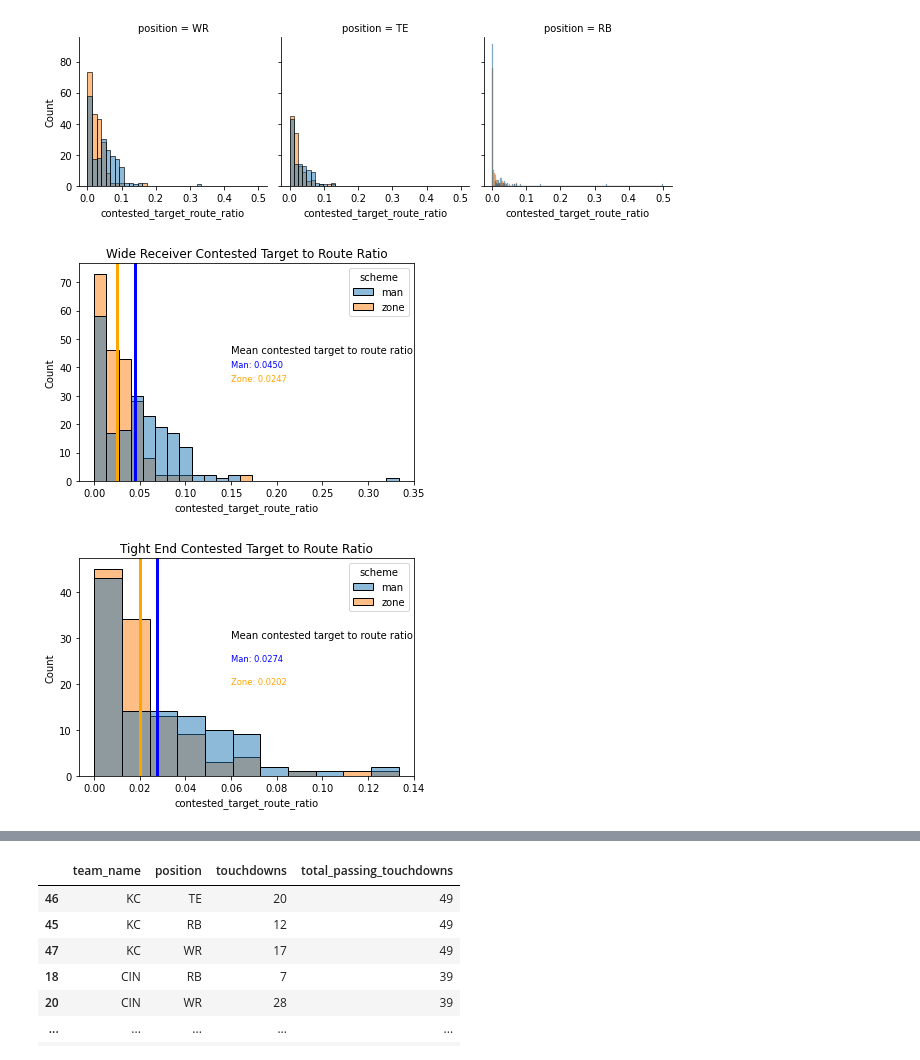
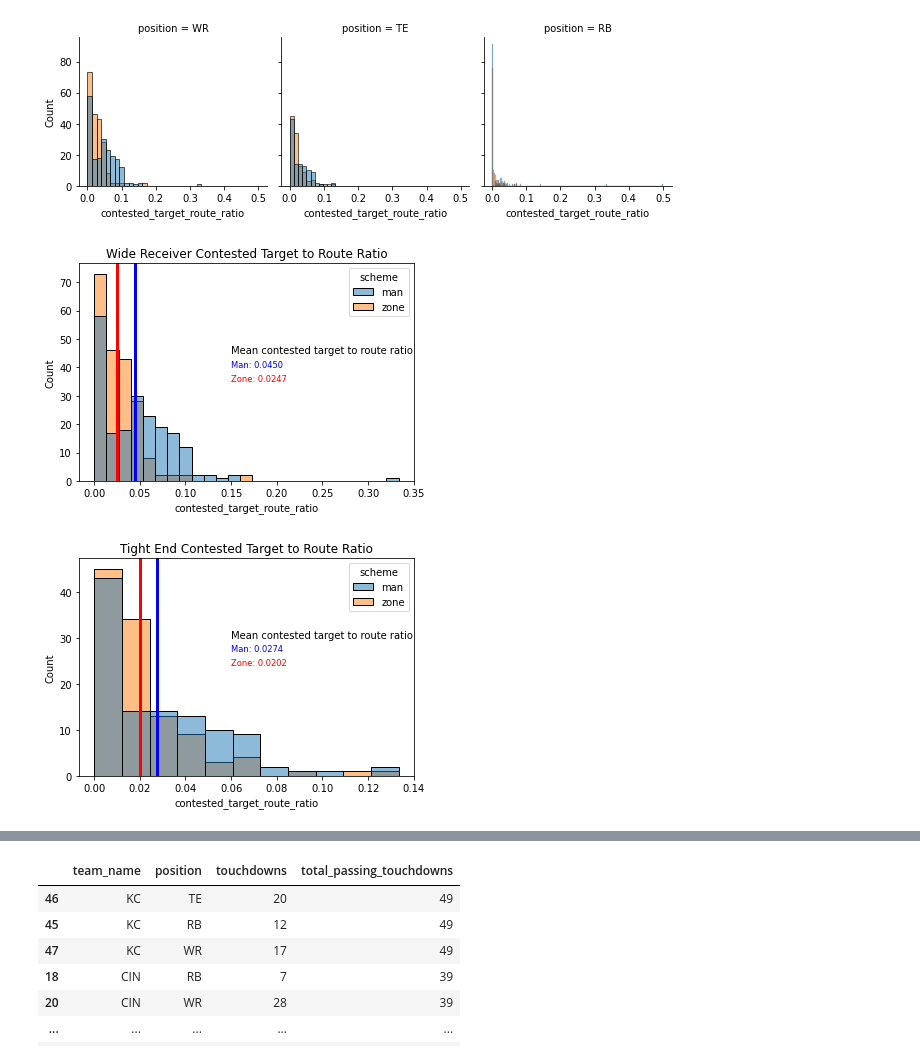
Before and after one commit to kchander92/NYCDSA-Data-Analysis-Project, a Jupyter notebook: Data Analysis Project Krishnan Chander.ipynb, the cells around one changed output, grey strips where cells are left out. Cells and saved outputs as stored; diff of their text form; code cells hidden in the pictures.

```diff
--- a/Data Analysis Project Krishnan Chander.ipynb
+++ b/Data Analysis Project Krishnan Chander.ipynb
@@ -492,31 +494,31 @@ g = sb.histplot(data=contested_target_route_ratios[contested_target_route_ratios
 g.axvline(x=contested_target_route_ratios[(contested_target_route_ratios['position'] == 'WR')
                                                                  & (contested_target_route_ratios['scheme'] == 'man')]['contested_target_route_ratio'].mean(), color='blue', lw=3)
 g.axvline(x=contested_target_route_ratios[(contested_target_route_ratios['position'] == 'WR')
-                                                                 & (contested_target_route_ratios['scheme'] == 'zone')]['contested_target_route_ratio'].mean(), color='orange', lw=3)
+                                                                 & (contested_target_route_ratios['scheme'] == 'zone')]['contested_target_route_ratio'].mean(), color='red', lw=3)
 g.text(0.15, 45, 'Mean contested target to route ratio')
 g.text(0.15, 40, 'Man: {:.4f}'.format(contested_target_route_ratios[(contested_target_route_ratios['position'] == 'WR')
                                                                  & (contested_target_route_ratios['scheme'] == 'man')]['contested_target_route_ratio'].mean()),
        size='small',color='blue');
 g.text(0.15, 35, 'Zone: {:.4f}'.format(contested_target_route_ratios[(contested_target_route_ratios['position'] == 'WR')
                                                                  & (contested_target_route_ratios['scheme'] == 'zone')]['contested_target_route_ratio'].mean()),
-       size='small',color='orange')
+       size='small',color='red')
 g.set_title('Wide Receiver Contested Target to Route Ratio');
 # %% [output]
-[figure, old version]
+[figure, new version]
 # %%
 g = sb.histplot(data=contested_target_route_ratios[contested_target_route_ratios['position'] == 'TE'],
             x='contested_target_route_ratio', hue='scheme')
 g.axvline(x=contested_target_route_ratios[(contested_target_route_ratios['position'] == 'TE')
                                                                  & (contested_target_route_ratios['scheme'] == 'man')]['contested_target_route_ratio'].mean(), color='blue', lw=3)
 g.axvline(x=contested_target_route_ratios[(contested_target_route_ratios['position'] == 'TE')
-                                                                 & (contested_target_route_ratios['scheme'] == 'zone')]['contested_target_route_ratio'].mean(), color='orange', lw=3)
+                                                                 & (contested_target_route_ratios['scheme'] == 'zone')]['contested_target_route_ratio'].mean(), color='red', lw=3)
 g.text(0.06, 30, 'Mean contested target to route ratio')
-g.text(0.06, 25, 'Man: {:.4f}'.format(contested_target_route_ratios[(contested_target_route_ratios['position'] == 'TE')
+g.text(0.06, 27, 'Man: {:.4f}'.format(contested_target_route_ratios[(contested_target_route_ratios['position'] == 'TE')
                                                                  & (contested_target_route_ratios['scheme'] == 'man')]['contested_target_route_ratio'].mean()),
-       size='small',color='blue');
-g.text(0.06, 20, 'Zone: {:.4f}'.format(contested_target_route_ratios[(contested_target_route_ratios['position'] == 'TE')
+       size='small', color='blue');
+g.text(0.06, 24, 'Zone: {:.4f}'.format(contested_target_route_ratios[(contested_target_route_ratios['position'] == 'TE')
                                                                  & (contested_target_route_ratios['scheme'] == 'zone')]['contested_target_route_ratio'].mean()),
-       size='small',color='orange')
+       size='small',color='red')
 g.set_title('Tight End Contested Target to Route Ratio');
 # %% [output]
-[figure, old version]
+[figure, new version]
```
Also changed, not shown: parts of 12 cells of this notebook.
